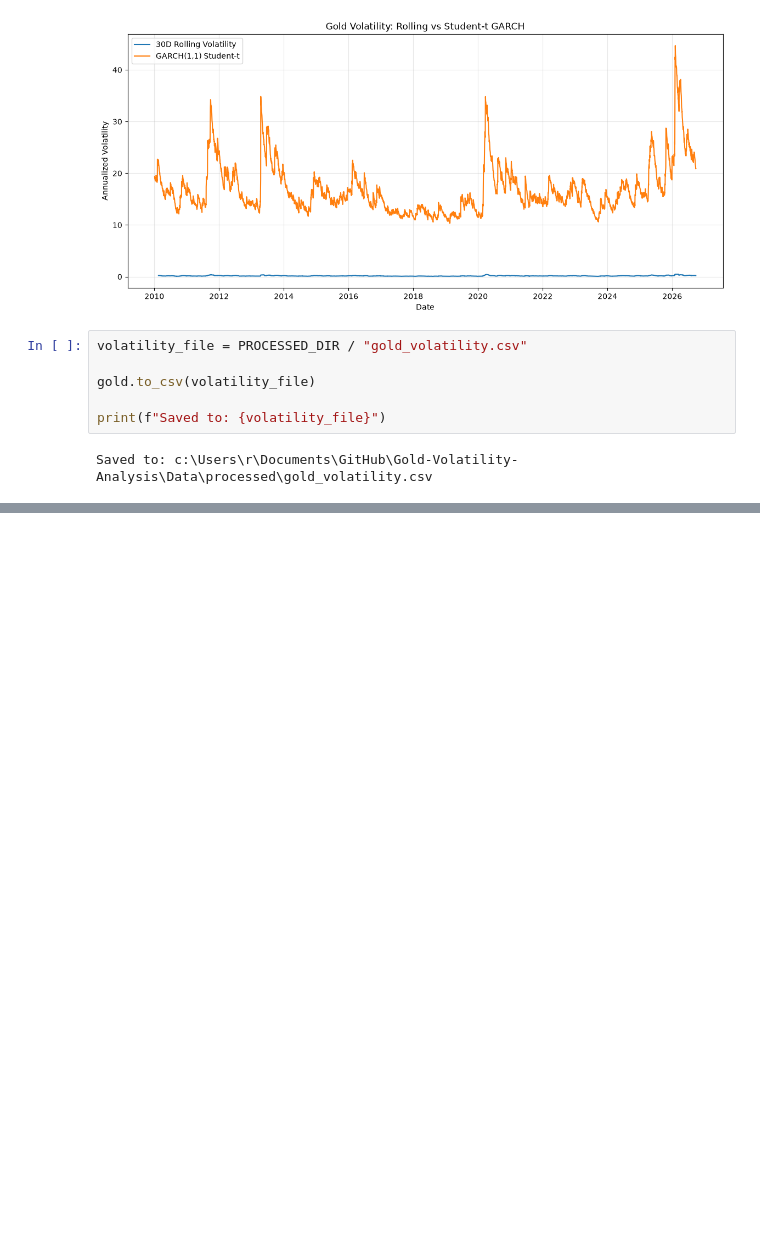
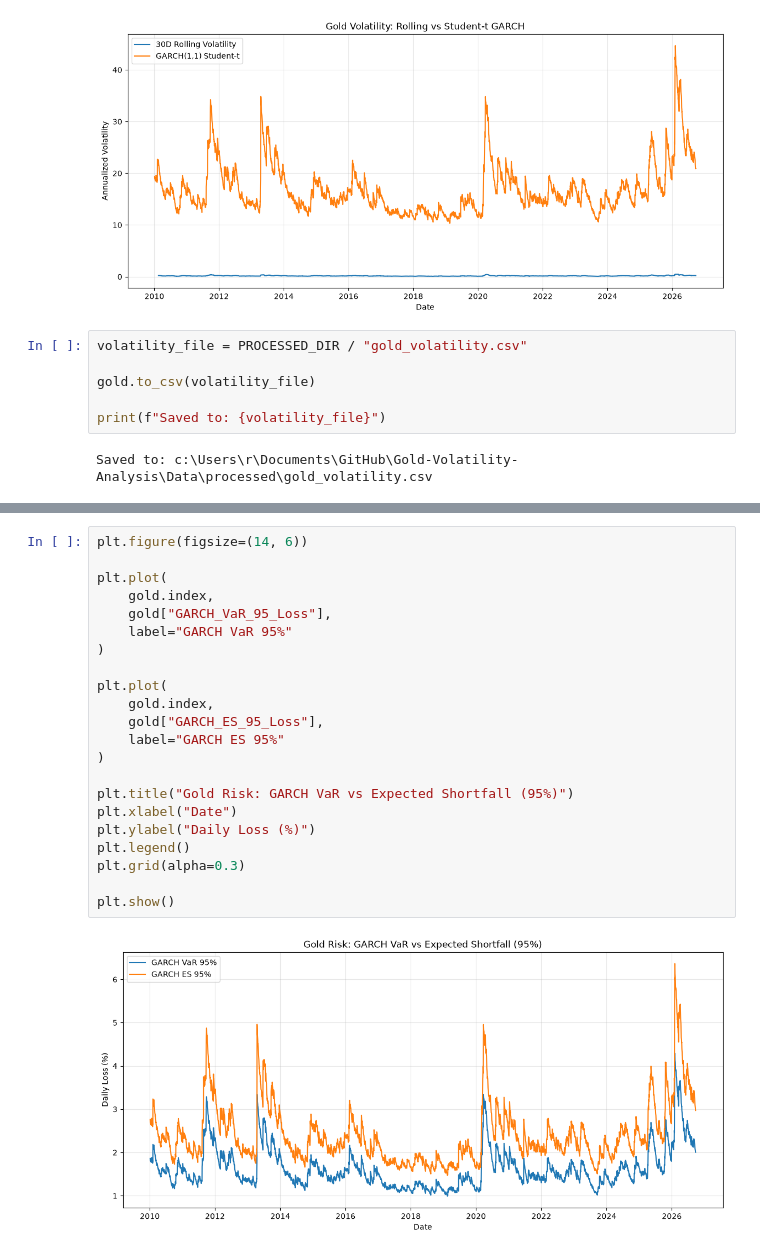
Before and after one commit to mohammadaminpeymanifar/Gold-Volatility-Analysis, a Jupyter notebook: notebooks/01_Data_Collection.ipynb, the cells around one changed output, grey strips where cells are left out. Saved outputs shown, nothing was run; the diff lists cells and outputs as text; blank space fills up the shorter version.

Commit message:
Phase 6: estimate VaR and Expected Shortfall

```diff
--- a/notebooks/01_Data_Collection.ipynb
+++ b/notebooks/01_Data_Collection.ipynb
@@ -1318,0 +1709,24 @@ Saved to: c:\Users\r\Documents\GitHub\Gold-Volatility-Analysis\Data\processed\go
+# %%
+plt.figure(figsize=(14, 6))
+
+plt.plot(
+    gold.index,
+    gold["GARCH_VaR_95_Loss"],
+    label="GARCH VaR 95%"
+)
+
+plt.plot(
+    gold.index,
+    gold["GARCH_ES_95_Loss"],
+    label="GARCH ES 95%"
+)
+
+plt.title("Gold Risk: GARCH VaR vs Expected Shortfall (95%)")
+plt.xlabel("Date")
+plt.ylabel("Daily Loss (%)")
+plt.legend()
+plt.grid(alpha=0.3)
+
+plt.show()
+# %% [output]
+[figure, added]
```
Also changed, not shown: parts of 29 cells of this notebook, 1 other file.
